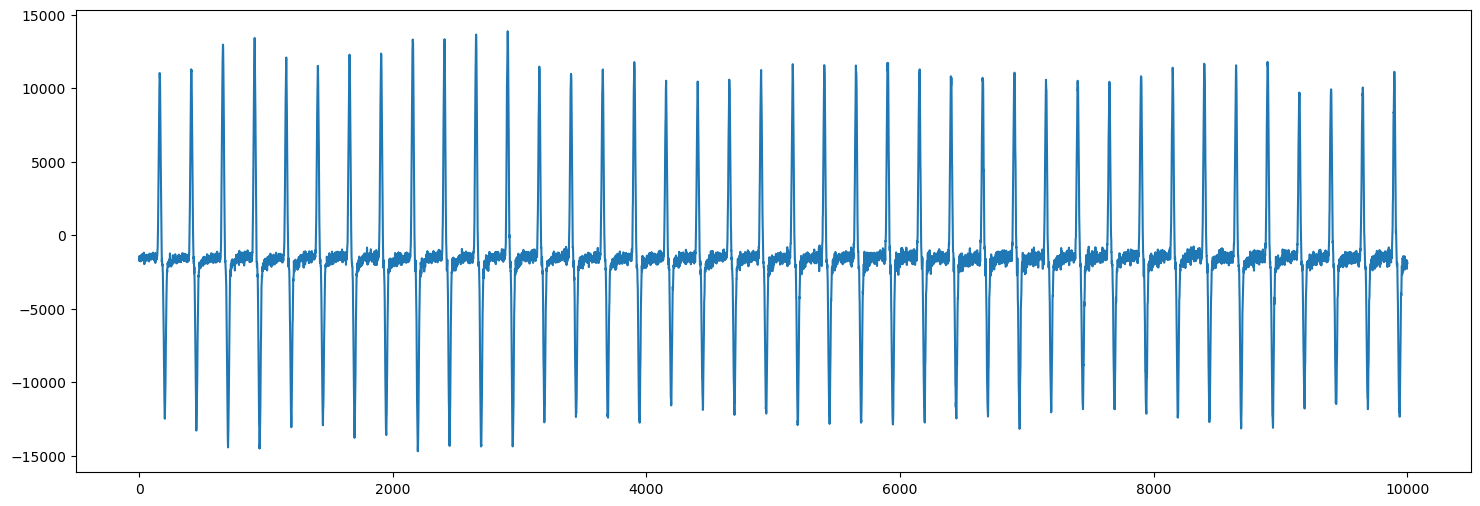
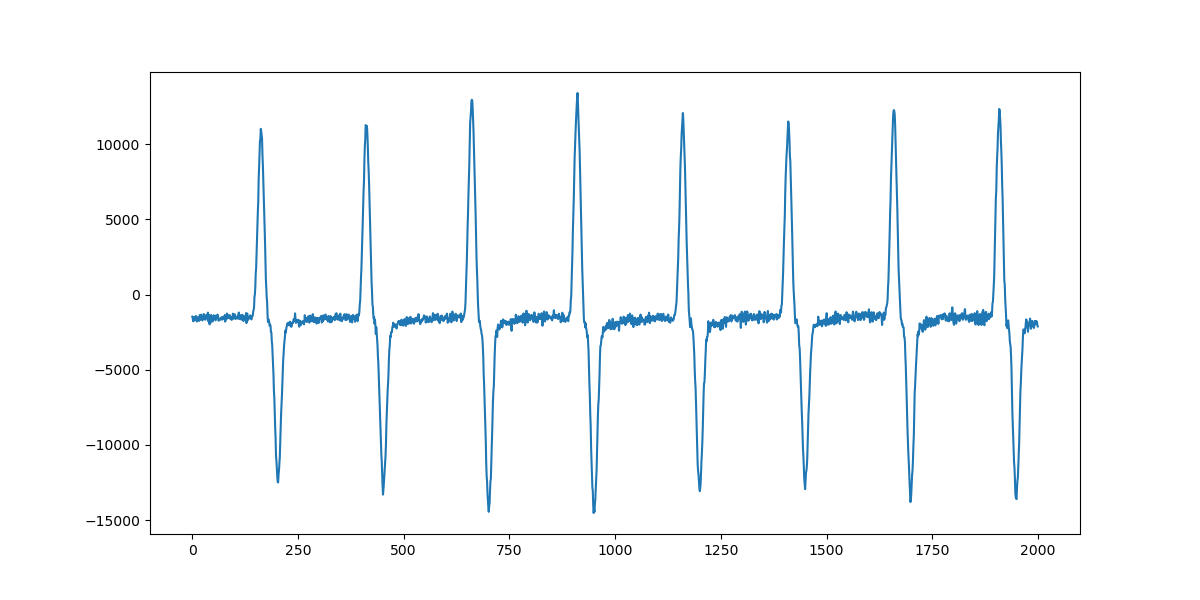
The change to this notebook cell's code, shown as a diff; its figure went from the first image to the second:
--- before
+++ after
@@ -1,2 +1,2 @@
-plt.figure(figsize=(18,6))
-plt.plot(vert_delta[:int(1e4)])
+plt.figure(figsize=(12,6))
+plt.plot(vert_delta[:int(2e3)])

Commit: new functions and tools for various stuff